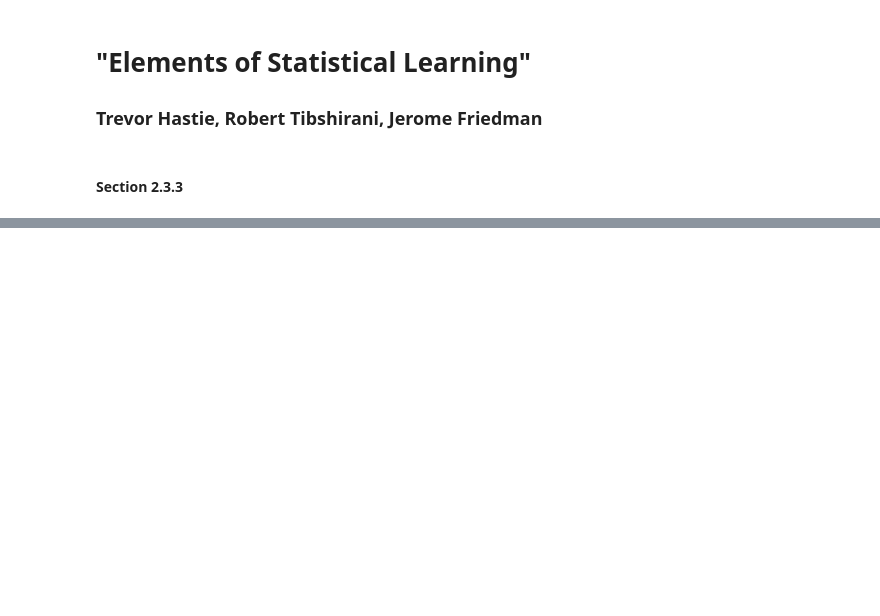
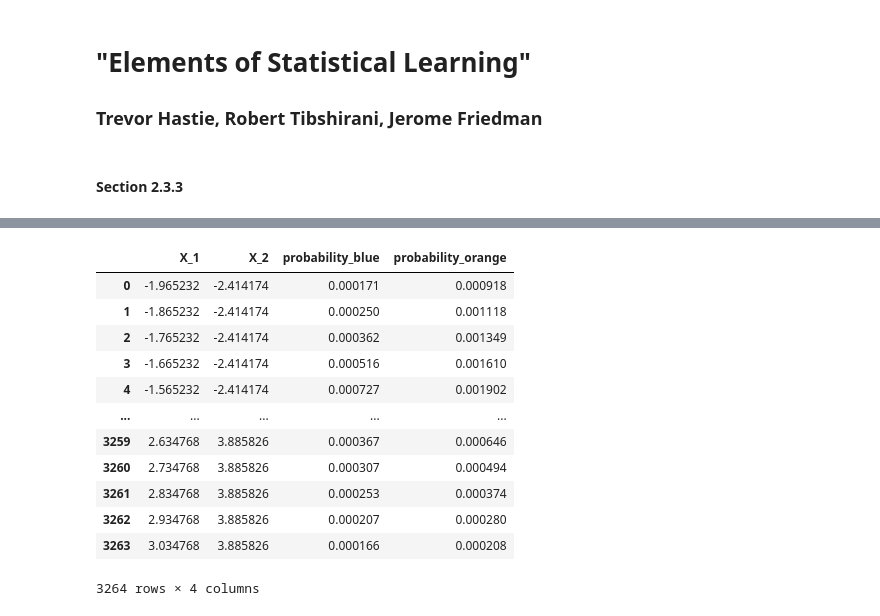
Before and after one commit to schlinkertc/Elements-of-Statistical-Learning, a Jupyter notebook: examples.ipynb, the cells around one changed output, grey strips where cells are left out. Drawn from its saved outputs; the diff is of its cells as text; code cells hidden in the pictures; blank space fills up the shorter version.

```diff
--- a/examples.ipynb
+++ b/examples.ipynb
@@ -80,0 +113,2 @@ array([], dtype=float64)
+# %%
+X_set = df[['X_1','X_2']].to_numpy()
@@ -80,0 +127,16 @@ array([], dtype=float64)
+# %%
+decision_boundary
+# %% [output]
+|  | X_1 | X_2 | probability_blue | probability_orange |
+| 0 | -1.965232 | -2.414174 | 0.000171 | 0.000918 |
+| 1 | -1.865232 | -2.414174 | 0.000250 | 0.001118 |
+| 2 | -1.765232 | -2.414174 | 0.000362 | 0.001349 |
+| 3 | -1.665232 | -2.414174 | 0.000516 | 0.001610 |
+| 4 | -1.565232 | -2.414174 | 0.000727 | 0.001902 |
+| ... | ... | ... | ... | ... |
+| 3259 | 2.634768 | 3.885826 | 0.000367 | 0.000646 |
+| 3260 | 2.734768 | 3.885826 | 0.000307 | 0.000494 |
+| 3261 | 2.834768 | 3.885826 | 0.000253 | 0.000374 |
+| 3262 | 2.934768 | 3.885826 | 0.000207 | 0.000280 |
+| 3263 | 3.034768 | 3.885826 | 0.000166 | 0.000208 |
+3264 rows × 4 columns
```
Also changed, not shown: parts of 23 cells of this notebook.
